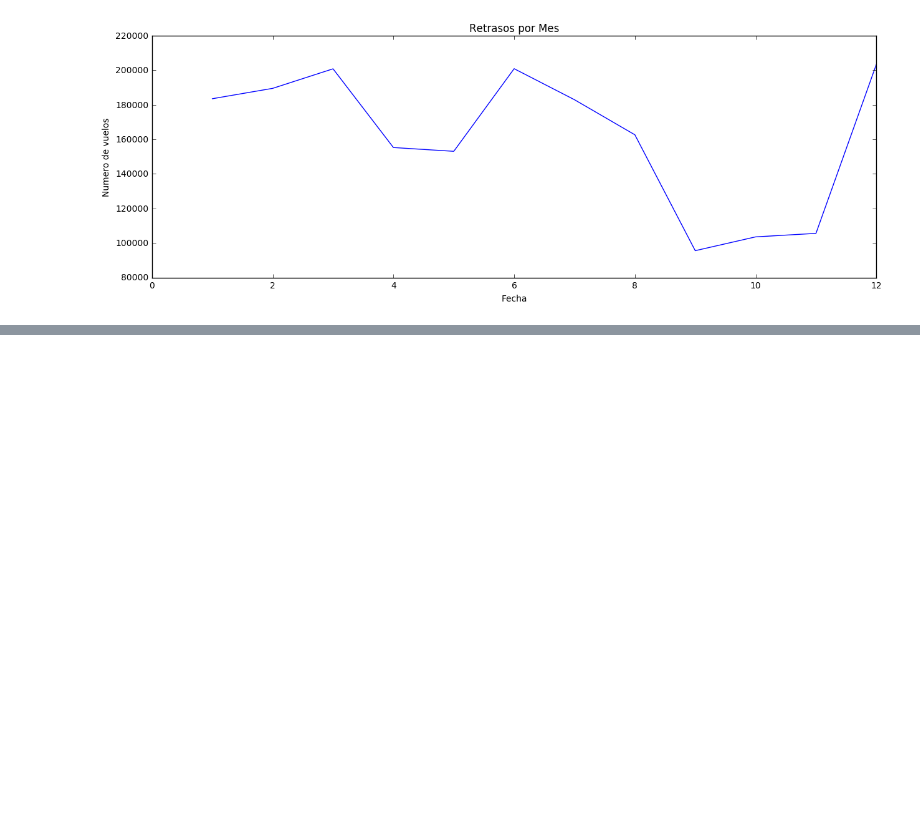
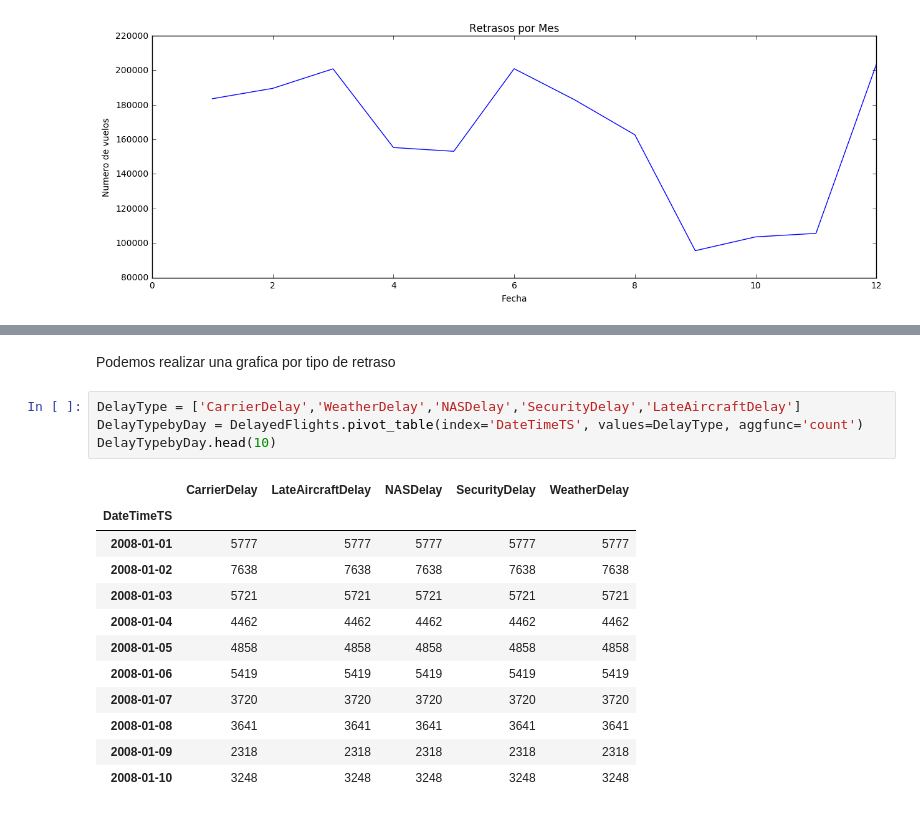
Before and after one commit to giovamata/campusciff-2016, a Jupyter notebook: Finales/Python/Evaluacion Continua 3/Parte 1.ipynb, the cells around one changed output, grey strips where cells are left out. Cells and saved outputs as stored; diff of their text form; blank space fills up the shorter version.

```diff
--- a/Finales/Python/Evaluacion Continua 3/Parte 1.ipynb
+++ b/Finales/Python/Evaluacion Continua 3/Parte 1.ipynb
@@ -293,0 +249,19 @@ DelayedFlights
+# %% [markdown]
+Podemos realizar una grafica por tipo de retraso
+# %%
+DelayType = ['CarrierDelay','WeatherDelay','NASDelay','SecurityDelay','LateAircraftDelay']
+DelayTypebyDay = DelayedFlights.pivot_table(index='DateTimeTS', values=DelayType, aggfunc='count')
+DelayTypebyDay.head(10)
+# %% [output]
+|  | CarrierDelay | LateAircraftDelay | NASDelay | SecurityDelay | WeatherDelay |
+| DateTimeTS |  |  |  |  |  |
+| 2008-01-01 | 5777 | 5777 | 5777 | 5777 | 5777 |
+| 2008-01-02 | 7638 | 7638 | 7638 | 7638 | 7638 |
+| 2008-01-03 | 5721 | 5721 | 5721 | 5721 | 5721 |
+| 2008-01-04 | 4462 | 4462 | 4462 | 4462 | 4462 |
+| 2008-01-05 | 4858 | 4858 | 4858 | 4858 | 4858 |
+| 2008-01-06 | 5419 | 5419 | 5419 | 5419 | 5419 |
+| 2008-01-07 | 3720 | 3720 | 3720 | 3720 | 3720 |
+| 2008-01-08 | 3641 | 3641 | 3641 | 3641 | 3641 |
+| 2008-01-09 | 2318 | 2318 | 2318 | 2318 | 2318 |
+| 2008-01-10 | 3248 | 3248 | 3248 | 3248 | 3248 |
```
Also changed, not shown: parts of 14 cells of this notebook.
